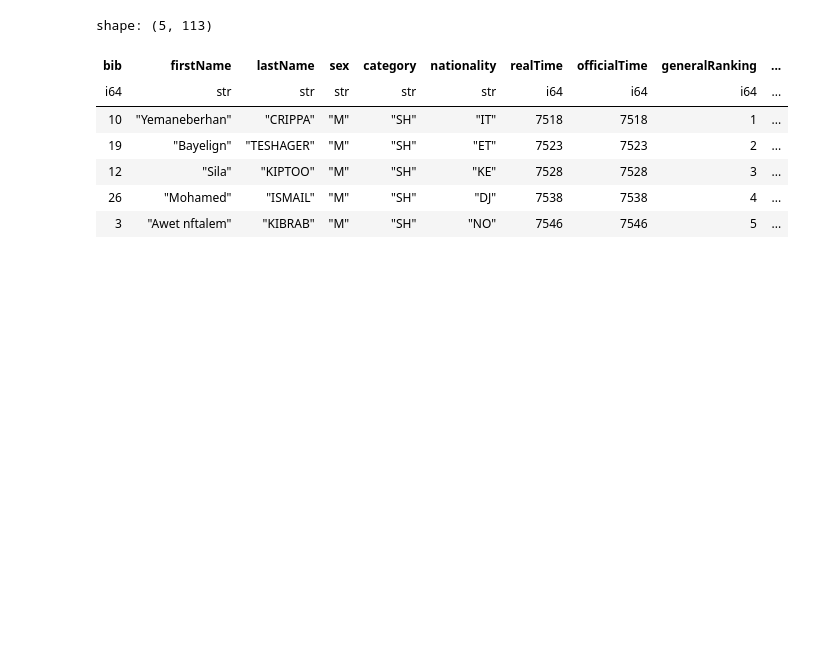
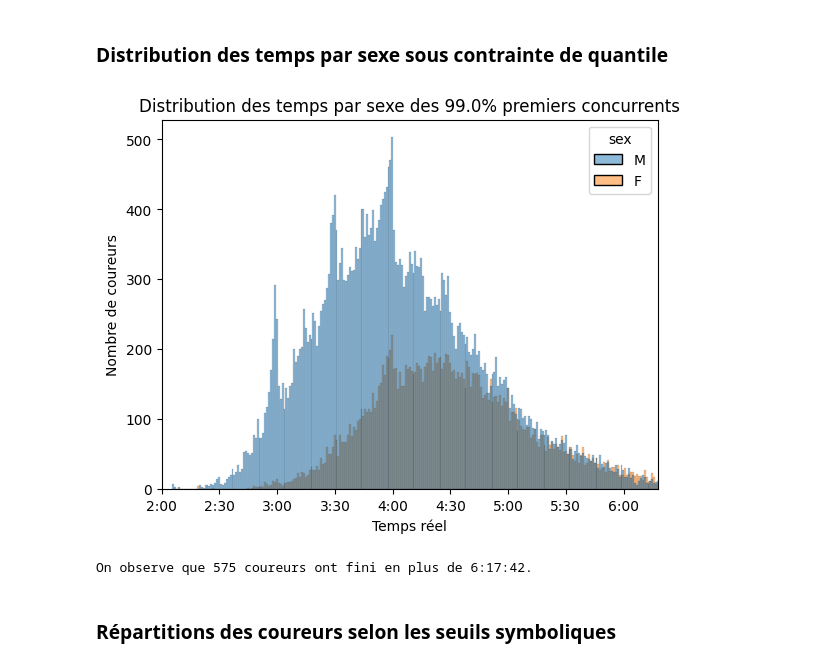
Before and after one commit to AntoineR18/PPDS-Projet-final, a Jupyter notebook: stat_desc_antoine.ipynb, the cells around one changed output. Drawn from its saved outputs; the diff is of its cells as text; code cells hidden in the pictures; blank space fills up the shorter version.

Commit message:
feat : distribution des temps

```diff
--- a/stat_desc_antoine.ipynb
+++ b/stat_desc_antoine.ipynb
@@ -3,3 +7,2 @@ import polars as pl
 # %%
-df = pl.read_parquet("data/test_parquet.parquet")
-df.head()
+df = pl.read_parquet("data/donnees_finales.parquet")
@@ -15,12 +9,60 @@ shape: (5, 113)
-# %%
-df = pl.read_csv("data/test_splits_clean_v2.csv")
-df.head()
-# %% [output]
-shape: (5, 113)
-| bib | firstName | lastName | sex | category | nationality | realTime | officialTime | generalRanking | ... |
-| i64 | str | str | str | str | str | i64 | i64 | i64 | ... |
-| 10 | "Yemaneberhan" | "CRIPPA" | "M" | "SH" | "IT" | 7518 | 7518 | 1 | ... |
-| 19 | "Bayelign" | "TESHAGER" | "M" | "SH" | "ET" | 7523 | 7523 | 2 | ... |
-| 12 | "Sila" | "KIPTOO" | "M" | "SH" | "KE" | 7528 | 7528 | 3 | ... |
-| 26 | "Mohamed" | "ISMAIL" | "M" | "SH" | "DJ" | 7538 | 7538 | 4 | ... |
-| 3 | "Awet nftalem" | "KIBRAB" | "M" | "SH" | "NO" | 7546 | 7546 | 5 | ... |
+# %% [markdown]
+### Distribution des temps par sexe sous contrainte de quantile
+# %%
+def distrib_tps(quantile:float):
+    """Renvoie un histogramme représentant la distribution des temps avec une précision
+    à la minute près répartis selon le sexe et ne considérant que la part demandée selon
+    le quantile donné."""
+
+    # Calcul de la valeur quantile et conversion en minutes
+    q = df["realTime"].quantile(quantile)
+    q_min = q / 60
+
+    # Calcul du nombre de coureurs ayant fini au-delà du temps max représenté
+    nb_sup_q = df.filter(pl.col("realTime") > q).shape[0]
+
+    # Conversion en minutes
+    df_plot = df.with_columns(
+        (pl.col("realTime") / 60).alias("realTime_min")
+    ).to_pandas()
+
+    # Code de l'histogramme
+    sns.histplot(
+        data=df_plot,
+        x="realTime_min",
+        hue="sex",  # couleur définie par la colonne sex
+        binwidth=1,  # 1 barre = 1 minute
+    )
+
+
+    def format_minutes(x, pos):
+        """Convertit un nmobre de secondes au format H:MM."""
+        h = int(x // 60)
+        m = int(x % 60)
+        return f"{h}:{m:02d}"
+
+    # Formatage des axes
+    ax = plt.gca()
+    ax.set_xlim(120, q_min)
+    ax.xaxis.set_major_locator(ticker.MultipleLocator(30))
+    ax.xaxis.set_major_formatter(ticker.FuncFormatter(format_minutes))
+
+    # Légende et affichage du graphe
+    plt.xlabel("Temps réel")
+    plt.ylabel("Nombre de coureurs")
+    plt.title(f"Distribution des temps par sexe des {quantile*100}% premiers concurrents")
+    plt.show()
+
+    # Conversion de la valeur quantile en H:MM:SS
+    h = int(q) // 3600
+    m = (int(q) % 3600) // 60
+    s = int(q) % 60
+    print(f"On observe que {nb_sup_q} coureurs ont fini en plus de {h}:{m:02d}:{s:02d}.")
+
+
+distrib_tps(0.99)
+# %% [output]
+[figure, added]
+On observe que 575 coureurs ont fini en plus de 6:17:42.
+# %% [markdown]
+### Répartitions des coureurs selon les seuils symboliques
```
Also changed, not shown: parts of 3 cells of this notebook.
